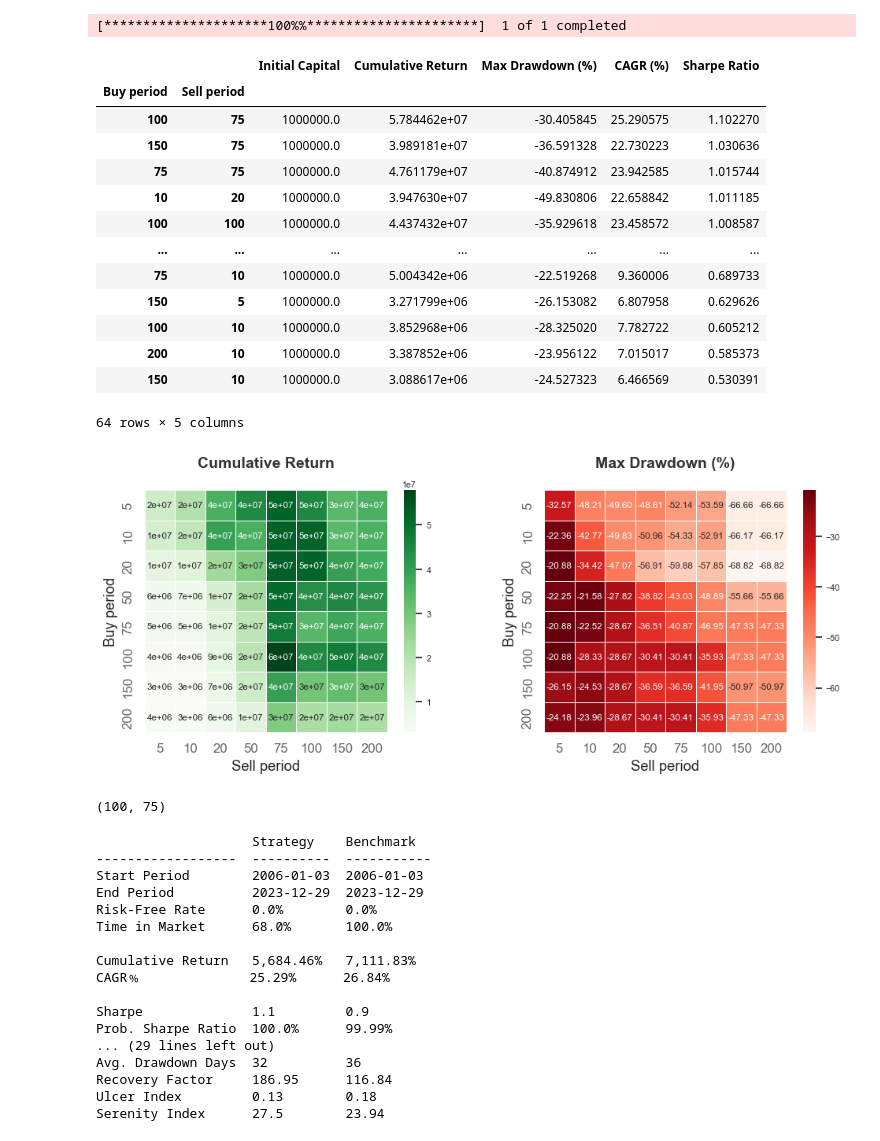
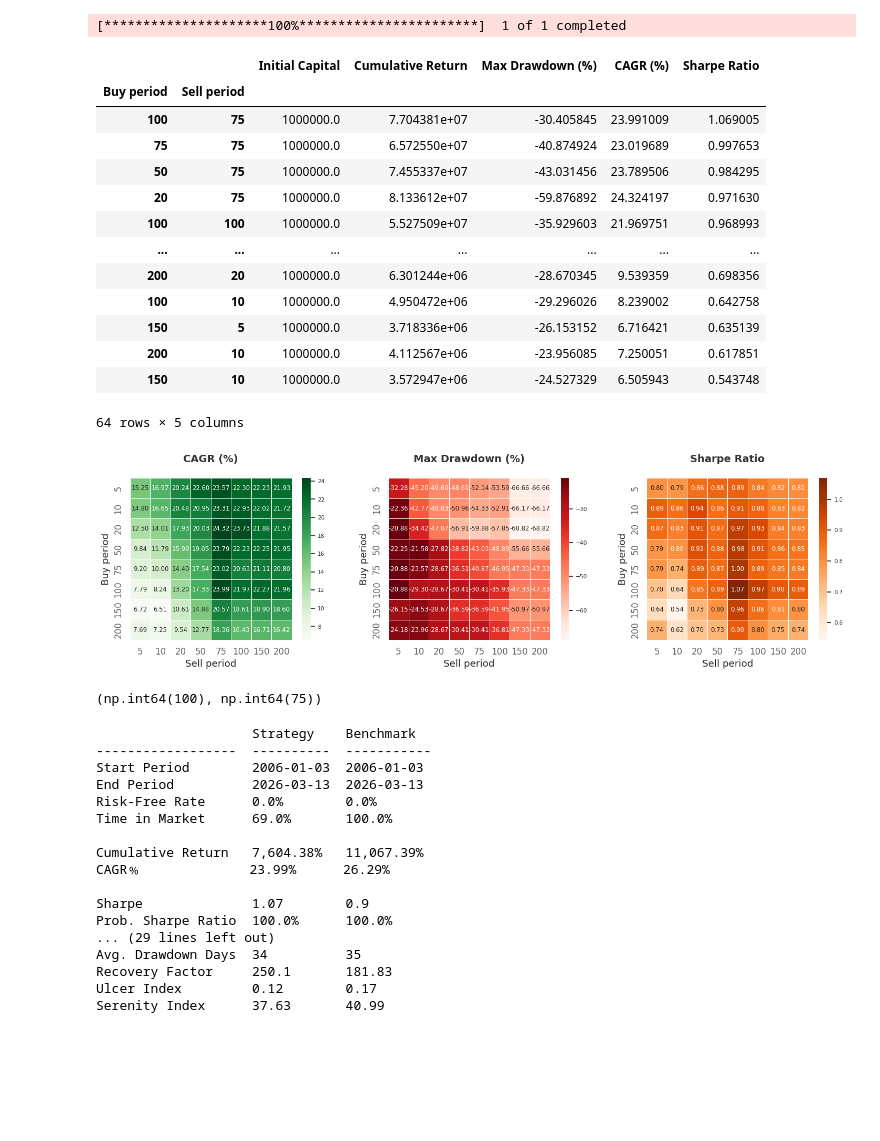
Before and after one commit to pawelkn/btester, a Jupyter notebook: examples/single-asset-brakeout.ipynb, the cells around one changed output. Drawn from its saved outputs; the diff is of its cells as text; code cells hidden in the pictures; blank space fills up the shorter version.

```diff
--- a/examples/single-asset-brakeout.ipynb
+++ b/examples/single-asset-brakeout.ipynb
@@ -8,14 +16,16 @@ import yfinance as yf
 import pandas as pd
 
 start = '2006-01-01'
-end = '2024-01-01'
+end = '2027-01-01'
 
 symbol = 'AAPL'
 
 data = yf.download(symbol, start, end)
+data.columns = "Close High Low Open Volume".split()
+
 benchmark = data['Close']
 # %% [output]
-[*********************100%%**********************]  1 of 1 completed
+[*********************100%***********************]  1 of 1 completed
 # %%
 from btester import Strategy
 
@@ -42,7 +52,8 @@ backtest = Backtest(BreakoutStrategy, data, commission=.001, cash=1e6)
 # %%
 import quantstats as qs
 from itertools import product
-from tqdm.contrib.concurrent import process_map
+from joblib import Parallel, delayed
+from tqdm.auto import tqdm
 
 parameters = ['Buy period','Sell period']
 values = [[5, 10, 20, 50, 75, 100, 150, 200], [5, 10, 20, 50, 75, 100, 150, 200]]
@@ -52,7 +63,7 @@ def run(v):
     returns = result.returns
     return [*v, returns.iloc[0], returns.iloc[-1], qs.stats.max_drawdown(returns) * 100, qs.stats.cagr(returns) * 100, qs.stats.sharpe(returns)]
 
-optimization_results = process_map(run, list(product(*values)))
+optimization_results = Parallel(n_jobs=-1)(delayed(run)(v) for v in tqdm(list(product(*values))))
 optimization_results = pd.DataFrame(optimization_results, columns=[*parameters,'Initial Capital','Cumulative Return','Max Drawdown (%)','CAGR (%)','Sharpe Ratio'])
 optimization_results.set_index([*parameters], inplace=True)
 # %%
@@ -61,41 +72,43 @@ optimization_results_sorted
 # %% [output]
 |  |  | Initial Capital | Cumulative Return | Max Drawdown (%) | CAGR (%) | Sharpe Ratio |
 | Buy period | Sell period |  |  |  |  |  |
-| 100 | 75 | 1000000.0 | 5.784462e+07 | -30.405845 | 25.290575 | 1.102270 |
-| 150 | 75 | 1000000.0 | 3.989181e+07 | -36.591328 | 22.730223 | 1.030636 |
-| 75 | 75 | 1000000.0 | 4.761179e+07 | -40.874912 | 23.942585 | 1.015744 |
-| 10 | 20 | 1000000.0 | 3.947630e+07 | -49.830806 | 22.658842 | 1.011185 |
-| 100 | 100 | 1000000.0 | 4.437432e+07 | -35.929618 | 23.458572 | 1.008587 |
+| 100 | 75 | 1000000.0 | 7.704381e+07 | -30.405845 | 23.991009 | 1.069005 |
+| 75 | 75 | 1000000.0 | 6.572550e+07 | -40.874924 | 23.019689 | 0.997653 |
+| 50 | 75 | 1000000.0 | 7.455337e+07 | -43.031456 | 23.789506 | 0.984295 |
+| 20 | 75 | 1000000.0 | 8.133612e+07 | -59.876892 | 24.324197 | 0.971630 |
+| 100 | 100 | 1000000.0 | 5.527509e+07 | -35.929603 | 21.969751 | 0.968993 |
 | ... | ... | ... | ... | ... | ... | ... |
-| 75 | 10 | 1000000.0 | 5.004342e+06 | -22.519268 | 9.360006 | 0.689733 |
-| 150 | 5 | 1000000.0 | 3.271799e+06 | -26.153082 | 6.807958 | 0.629626 |
-| 100 | 10 | 1000000.0 | 3.852968e+06 | -28.325020 | 7.782722 | 0.605212 |
-| 200 | 10 | 1000000.0 | 3.387852e+06 | -23.956122 | 7.015017 | 0.585373 |
-| 150 | 10 | 1000000.0 | 3.088617e+06 | -24.527323 | 6.466569 | 0.530391 |
+| 200 | 20 | 1000000.0 | 6.301244e+06 | -28.670345 | 9.539359 | 0.698356 |
+| 100 | 10 | 1000000.0 | 4.950472e+06 | -29.296026 | 8.239002 | 0.642758 |
+| 150 | 5 | 1000000.0 | 3.718336e+06 | -26.153152 | 6.716421 | 0.635139 |
+| 200 | 10 | 1000000.0 | 4.112567e+06 | -23.956085 | 7.250051 | 0.617851 |
+| 150 | 10 | 1000000.0 | 3.572947e+06 | -24.527329 | 6.505943 | 0.543748 |
 64 rows × 5 columns
 # %%
 import matplotlib.pyplot as plt
 import seaborn as sns
 
-fig, ax = plt.subplots(1, 2, figsize=(12,4))
+fig, ax = plt.subplots(1, 3, figsize=(18,4))
 
-ax[0].set_title('Cumulative Return\n', fontsize=14, fontweight='bold')
+ax[0].set_title('CAGR (%)\n', fontsize=14, fontweight='bold')
 ax[1].set_title('Max Drawdown (%)\n', fontsize=14, fontweight='bold')
+ax[2].set_title('Sharpe Ratio\n', fontsize=14, fontweight='bold')
 
 reshape = lambda d: pd.DataFrame(d.values.reshape(len(d.index.levels[0]), len(d.index.levels[1])), d.index.levels[0], d.index.levels[1])
 
 sns.set(font_scale=.7)
-sns.heatmap(reshape(optimization_results['Cumulative Return']), ax=ax[0], annot=True, fmt='.0g', linewidth=.5, square=True, cmap='Greens')
+sns.heatmap(reshape(optimization_results['CAGR (%)']), ax=ax[0], annot=True, fmt='.2f', linewidth=.5, square=True, cmap='Greens')
 sns.heatmap(reshape(optimization_results['Max Drawdown (%)']), ax=ax[1], annot=True, fmt='.2f', linewidth=.5, square=True, cmap='Reds')
+sns.heatmap(reshape(optimization_results['Sharpe Ratio']), ax=ax[2], annot=True, fmt='.2f', linewidth=.5, square=True, cmap='Oranges')
 
 plt.show()
 # %% [output]
-[figure, old version]
+[figure, new version]
 # %%
 best_params = optimization_results_sorted.index[0]
 best_params
 # %% [output]
-(100, 75)
+(np.int64(100), np.int64(75))
 # %%
 result = backtest.run(*best_params)
 # %%
@@ -105,20 +118,20 @@ qs.reports.metrics(result.returns, benchmark)
                     Strategy    Benchmark
 ------------------  ----------  -----------
 Start Period        2006-01-03  2006-01-03
-End Period          2023-12-29  2023-12-29
+End Period          2026-03-13  2026-03-13
 Risk-Free Rate      0.0%        0.0%
-Time in Market      68.0%       100.0%
+Time in Market      69.0%       100.0%
 
-Cumulative Return   5,684.46%   7,111.83%
-CAGR﹪              25.29%      26.84%
+Cumulative Return   7,604.38%   11,067.39%
+CAGR﹪              23.99%      26.29%
 
-Sharpe              1.1         0.9
-Prob. Sharpe Ratio  100.0%      99.99%
+Sharpe              1.07        0.9
+Prob. Sharpe Ratio  100.0%      100.0%
 ... (29 lines left out)
-Avg. Drawdown Days  32          36
-Recovery Factor     186.95      116.84
-Ulcer Index         0.13        0.18
-Serenity Index      27.5        23.94
+Avg. Drawdown Days  34          35
+Recovery Factor     250.1       181.83
+Ulcer Index         0.12        0.17
+Serenity Index      37.63       40.99
 # %%
 qs.plots.log_returns(result.returns, benchmark, fontname='sans-serif')
 qs.plots.drawdown(result.returns, figsize=(10,3), fontname='sans-serif')
```
Also changed, not shown: parts of 6 cells of this notebook, 6 other files.
